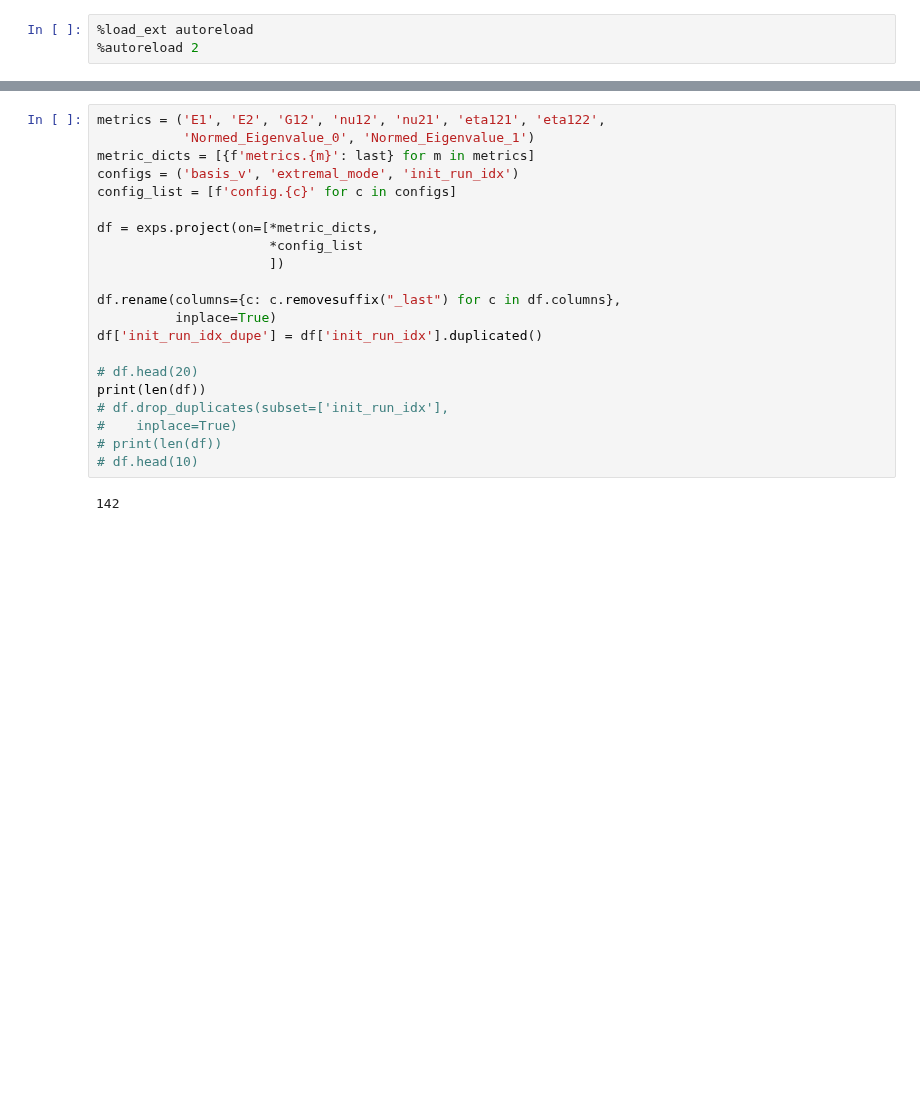
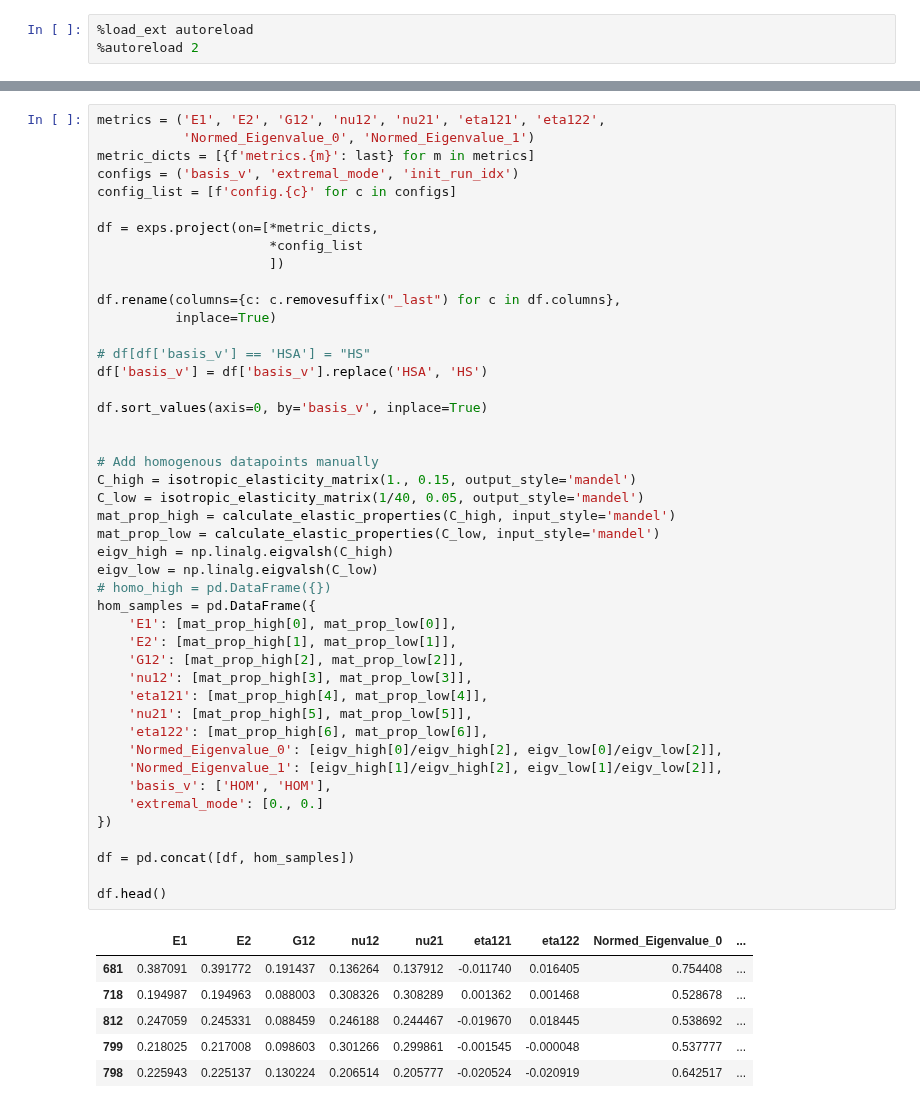
Before and after one commit to TransformativeRoboticsLab/FDE-Metamaterials, a Jupyter notebook: analysis/fig4.ipynb, the cells around one changed output, grey strips where cells are left out. Saved outputs shown, nothing was run; the diff lists cells and outputs as text; blank space fills up the shorter version.

```diff
--- a/analysis/fig4.ipynb
+++ b/analysis/fig4.ipynb
@@ -37,27 +41,56 @@ loader = ExperimentLoader(
 )
 
 exps = loader.find(DB_QUERY)
-# %%
-metrics = ('E1', 'E2', 'G12', 'nu12', 'nu21', 'eta121', 'eta122',
-           'Normed_Eigenvalue_0', 'Normed_Eigenvalue_1')
-metric_dicts = [{f'metrics.{m}': last} for m in metrics]
-configs = ('basis_v', 'extremal_mode', 'init_run_idx')
-config_list = [f'config.{c}' for c in configs]
-
-df = exps.project(on=[*metric_dicts,
-                      *config_list
-                      ])
-
-df.rename(columns={c: c.removesuffix("_last") for c in df.columns},
-          inplace=True)
-df['init_run_idx_dupe'] = df['init_run_idx'].duplicated()
-
-# df.head(20)
-print(len(df))
-# df.drop_duplicates(subset=['init_run_idx'],
-#    inplace=True)
-# print(len(df))
-# df.head(10)
-# %% [output]
-142
+# %%
+metrics = ('E1', 'E2', 'G12', 'nu12', 'nu21', 'eta121', 'eta122',
+           'Normed_Eigenvalue_0', 'Normed_Eigenvalue_1')
+metric_dicts = [{f'metrics.{m}': last} for m in metrics]
+configs = ('basis_v', 'extremal_mode', 'init_run_idx')
+config_list = [f'config.{c}' for c in configs]
+
+df = exps.project(on=[*metric_dicts,
+                      *config_list
+                      ])
+
+df.rename(columns={c: c.removesuffix("_last") for c in df.columns},
+          inplace=True)
+
+# df[df['basis_v'] == 'HSA'] = "HS"
+df['basis_v'] = df['basis_v'].replace('HSA', 'HS')
+
+df.sort_values(axis=0, by='basis_v', inplace=True)
+
+
+# Add homogenous datapoints manually
+C_high = isotropic_elasticity_matrix(1., 0.15, output_style='mandel')
+C_low = isotropic_elasticity_matrix(1/40, 0.05, output_style='mandel')
+mat_prop_high = calculate_elastic_properties(C_high, input_style='mandel')
+mat_prop_low = calculate_elastic_properties(C_low, input_style='mandel')
+eigv_high = np.linalg.eigvalsh(C_high)
+eigv_low = np.linalg.eigvalsh(C_low)
+# homo_high = pd.DataFrame({})
+hom_samples = pd.DataFrame({
+    'E1': [mat_prop_high[0], mat_prop_low[0]],
+    'E2': [mat_prop_high[1], mat_prop_low[1]],
+    'G12': [mat_prop_high[2], mat_prop_low[2]],
+    'nu12': [mat_prop_high[3], mat_prop_low[3]],
+    'eta121': [mat_prop_high[4], mat_prop_low[4]],
+    'nu21': [mat_prop_high[5], mat_prop_low[5]],
+    'eta122': [mat_prop_high[6], mat_prop_low[6]],
+    'Normed_Eigenvalue_0': [eigv_high[0]/eigv_high[2], eigv_low[0]/eigv_low[2]],
+    'Normed_Eigenvalue_1': [eigv_high[1]/eigv_high[2], eigv_low[1]/eigv_low[2]],
+    'basis_v': ['HOM', 'HOM'],
+    'extremal_mode': [0., 0.]
+})
+
+df = pd.concat([df, hom_samples])
+
+df.head()
+# %% [output]
+|  | E1 | E2 | G12 | nu12 | nu21 | eta121 | eta122 | Normed_Eigenvalue_0 | ... |
+| 681 | 0.387091 | 0.391772 | 0.191437 | 0.136264 | 0.137912 | -0.011740 | 0.016405 | 0.754408 | ... |
+| 718 | 0.194987 | 0.194963 | 0.088003 | 0.308326 | 0.308289 | 0.001362 | 0.001468 | 0.528678 | ... |
+| 812 | 0.247059 | 0.245331 | 0.088459 | 0.246188 | 0.244467 | -0.019670 | 0.018445 | 0.538692 | ... |
+| 799 | 0.218025 | 0.217008 | 0.098603 | 0.301266 | 0.299861 | -0.001545 | -0.000048 | 0.537777 | ... |
+| 798 | 0.225943 | 0.225137 | 0.130224 | 0.206514 | 0.205777 | -0.020524 | -0.020919 | 0.642517 | ... |
 # %%
```
Also changed, not shown: parts of 2 cells of this notebook, 1 other file.
